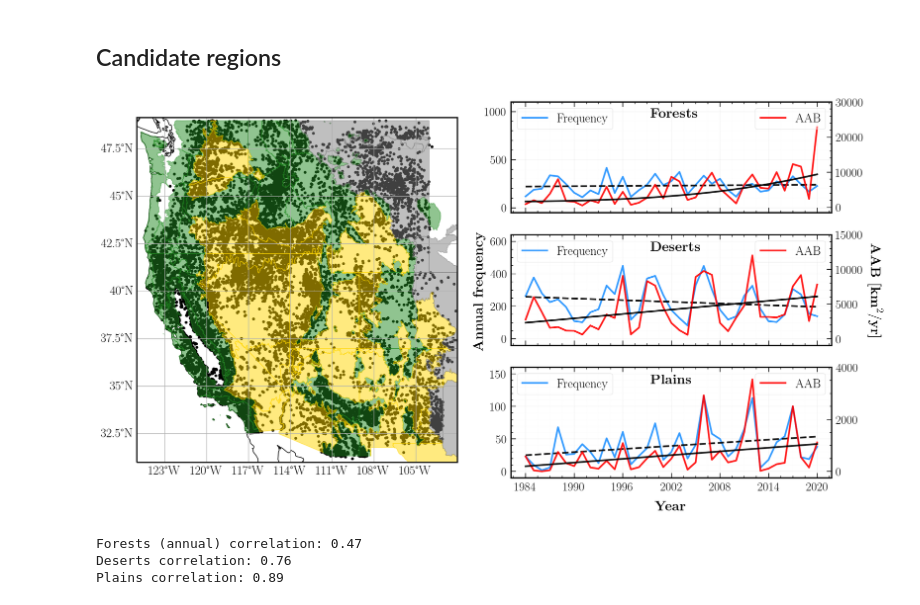
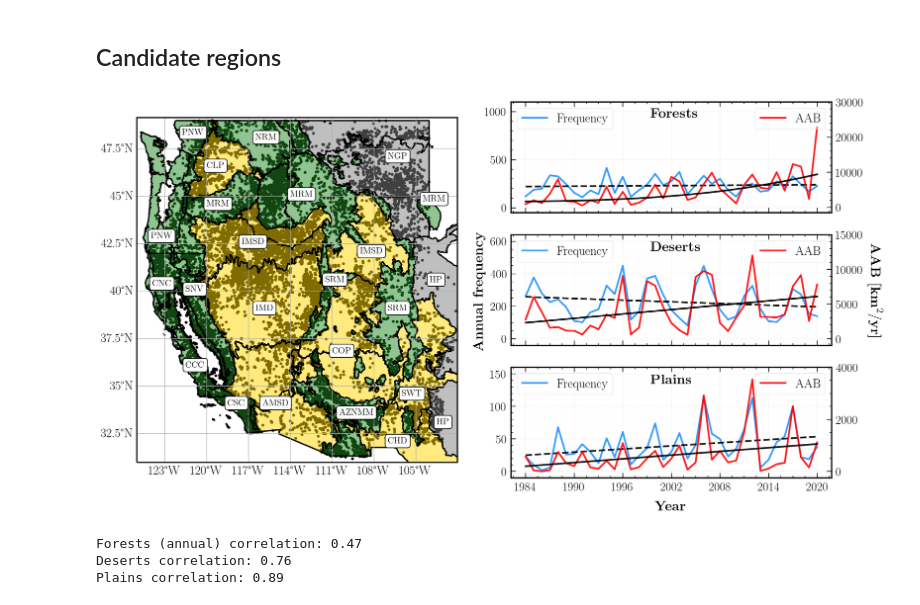
Before and after one commit to jtbuch/smlfire1.0, a Jupyter notebook: scripts/prelim_data_processing_and_analysis.ipynb, the cells around one changed output. Saved outputs shown, nothing was run; the diff lists cells and outputs as text; code cells hidden in the pictures.

Commit message:
final plots for reviewer

```diff
--- a/scripts/prelim_data_processing_and_analysis.ipynb
+++ b/scripts/prelim_data_processing_and_analysis.ipynb
@@ -89,0 +104,20 @@ grouped= wildfire_df.groupby(['reg_indx'])
+# %%
+clim_fire_freq_df= clim_fire_freq_df.dropna().reset_index().drop(columns=['index'])
+
+rb_frac= 7/3 #fraction of no fires to fires
+df1= clim_fire_freq_df[clim_fire_freq_df['fire_freq']==1] #[fire_freq_train_df.reg_indx.isin([1, 2, 3, 4, 5])]
+n2= rb_frac*len(df1)
+df2= clim_fire_freq_df[clim_fire_freq_df['fire_freq']==0]
+dftemp= df2.copy(deep= True)
+df2= df2.sample(n= int(n2), random_state= 99)
+df_r= pd.concat([df1, df2], sort= False)
+# %%
+var_arr= ['VPD', 'FFWI_max3', 'FM1000']
+fire_size_2020_lg= fire_size_tot[fire_size_tot.fire_month.isin(np.arange(432, 444, 1, dtype= int))][fire_size_tot.fire_size/1e6 > 100]
+fire_size_rest_lg= fire_size_tot[fire_size_tot.fire_size/1e6 > 100].drop(fire_size_2020_lg.index)
+
+fire_size_lg= fire_size_tot[fire_size_tot.fire_size/1e6 > 100]
+fire_size_all= fire_size_tot.drop(fire_size_lg.index)
+
+fire_size_2020_pnw= fire_size_tot.groupby('reg_indx').get_group(5)[fire_size_tot.fire_month.isin(np.arange(432, 444, 1, dtype= int))][fire_size_tot.fire_size/1e6 > 100]
+fire_size_rest_pnw= fire_size_tot.groupby('reg_indx').get_group(5).drop(fire_size_2020_pnw.index)[fire_size_tot.fire_size/1e6 > 100]
@@ -357,7 +563,7 @@ def trend_line_func(X, y, deg):
 extent = [-125, -102, 31, 49]
 central_lon = np.mean(extent[:2])
 central_lat = np.mean(extent[2:])
-colors= np.random.rand(14)
+#colors= np.random.rand(14)
 
 fig= plt.figure(figsize=(18, 10))
 fig.text(0.5, 0.5, r'{\bf Annual frequency}', va='center', rotation='vertical', fontsize= 20);
@@ -367,13 +573,42 @@ gs = fig.add_gridspec(3, 4)
 
 ax= fig.add_subplot(gs[0:3, 0:2], projection=ccrs.PlateCarree())
 ax.set_extent(extent);
-ax.add_feature(cfeature.LAND, edgecolor='black', facecolor= 'white');
+#ax.add_feature(cfeature.LAND, edgecolor='black', facecolor= 'white');
 #ax.add_feature(cfeature.LAKES, edgecolor='black', facecolor= cfeature.COLORS['water']);
-ax.add_geometries(forest_area_gdf.geometry, crs= ccrs.PlateCarree(), color= 'forestgreen', alpha= 0.5, zorder= 1)
-ax.add_geometries(desert_area_gdf.geometry, crs= ccrs.PlateCarree(), color= 'gold', alpha= 0.5, zorder= 1)
-ax.add_geometries(plains_area_gdf.geometry, crs= ccrs.PlateCarree(), color= 'gray', alpha= 0.5, zorder= 1)
+ax.add_geometries(forest_area_gdf.geometry, crs= ccrs.PlateCarree(), facecolor= colors.to_rgba('forestgreen', alpha= 0.5), \
+                                                                          edgecolor= colors.to_rgba('black', alpha= 1.0), lw= 2, zorder= 1)
+ax.add_geometries(desert_area_gdf.geometry, crs= ccrs.PlateCarree(), facecolor= colors.to_rgba('gold', alpha= 0.5), \
+                                                                          edgecolor= colors.to_rgba('black', alpha= 1.0), lw= 2, zorder= 1)
+ax.add_geometries(plains_area_gdf.geometry, crs= ccrs.PlateCarree(), facecolor= colors.to_rgba('gray', alpha= 0.5), \
+                                                                          edgecolor= colors.to_rgba('black', alpha= 1.0), lw= 2, zorder= 1)
 ax.scatter(wildfire_df['final_lon'], wildfire_df['final_lat'], c= 'black', s= 10, transform=ccrs.PlateCarree())
 ax.tick_params(labeltop=False, top=False, labelright=False, right=True, which='both', labelsize= 30);
+props = dict(boxstyle='round', facecolor='white', alpha=1.0)
+fs= 13
+ax.text(-121.5, 40, "SNV", transform = ccrs.PlateCarree(), fontsize= fs, bbox= props)
+ax.text(-123.9, 40.3, "CNC", transform = ccrs.PlateCarree(), fontsize= fs, bbox= props)
+ax.text(-121.5, 36, "CCC", transform = ccrs.PlateCarree(), fontsize= fs, bbox= props)
+ax.text(-118.5, 34, "CSC", transform = ccrs.PlateCarree(), fontsize= fs, bbox= props)
+ax.text(-124, 42.8, "PNW", transform = ccrs.PlateCarree(), fontsize= fs, bbox= props)
+ax.text(-121.75, 48.25, "PNW", transform = ccrs.PlateCarree(), fontsize= fs, bbox= props)
+ax.text(-120, 46.5, "CLP", transform = ccrs.PlateCarree(), fontsize= fs, bbox= props)
+ax.text(-116.5, 48, "NRM", transform = ccrs.PlateCarree(), fontsize= fs, bbox= props)
+ax.text(-114, 45, "MRM", transform = ccrs.PlateCarree(), fontsize= fs, bbox= props)
+ax.text(-120, 44.5, "MRM", transform = ccrs.PlateCarree(), fontsize= fs, bbox= props)
+ax.text(-104.5, 44.75, "MRM", transform = ccrs.PlateCarree(), fontsize= fs, bbox= props)
+ax.text(-107, 39, "SRM", transform = ccrs.PlateCarree(), fontsize= fs, bbox= props)
+ax.text(-111.5, 40.5, "SRM", transform = ccrs.PlateCarree(), fontsize= fs, bbox= props)
+ax.text(-110.5, 33.5, "AZNMM", transform = ccrs.PlateCarree(), fontsize= fs, bbox= props)
+ax.text(-117.5, 42.5, "IMSD", transform = ccrs.PlateCarree(), fontsize= fs, bbox= props)
+ax.text(-109, 42, "IMSD", transform = ccrs.PlateCarree(), fontsize= fs, bbox= props)
+ax.text(-116.5, 39, "IMD", transform = ccrs.PlateCarree(), fontsize= fs, bbox= props)
+ax.text(-116, 34, "AMSD", transform = ccrs.PlateCarree(), fontsize= fs, bbox= props)
+ax.text(-107, 32, "CHD", transform = ccrs.PlateCarree(), fontsize= fs, bbox= props)
+ax.text(-111, 36.75, "COP", transform = ccrs.PlateCarree(), fontsize= fs, bbox= props)
+ax.text(-106, 34.5, "SWT", transform = ccrs.PlateCarree(), fontsize= fs, bbox= props)
+ax.text(-107, 47, "NGP", transform = ccrs.PlateCarree(), fontsize= fs, bbox= props)
+ax.text(-104, 40.5, "HP", transform = ccrs.PlateCarree(), fontsize= fs, bbox= props)
+ax.text(-103.5, 33, "HP", transform = ccrs.PlateCarree(), fontsize= fs, bbox= props)
 
 gl= ax.gridlines(draw_labels=True);
 gl.xlabel_style = {'size': 18, 'color': 'black'}
@@ -416,34 +651,34 @@ ax2.plot(yr_arr[:-1], desert_ann_freq_all, color= 'dodgerblue', label= 'Frequenc
 ax2.plot(yr_arr[:-1], desert_freq_trend, color= 'black', linestyle= 'dashed')
 ax2.set_ylim(-40, 640)
 ax2_alt.set_ylim(-900, 15000);
 ax2.set_xticks((year_arr - 1984)*12);
 ax2.set_xticklabels([])
 ax2.grid(b=True, which='major', color='black', alpha=0.05, linestyle='-');
 ax2.grid(b=True, which='minor', color='black', alpha=0.01, linestyle='-');
 ax2.text(185, 540, r"{\bf Deserts}", fontsize= 20);
 ax2_alt.legend(loc='upper right', frameon= True, fontsize= 18);
 ax2.legend(loc='upper left', frameon= True, fontsize= 18);
 
 plains_size_trend, plains_ann_trend= trend_line_func(yr_arr[:-1], plains_ann_size_all, deg= 1)
 plains_freq_trend, _= trend_line_func(yr_arr[:-1], plains_ann_freq_all, deg= 1)
 ax3= fig.add_subplot(gs[2:3, 2:])
 ax3_alt= ax3.twinx()
 ax3_alt.plot(yr_arr[:-1], plains_ann_size_all, color= 'red', label= 'AAB')
 ax3_alt.plot(yr_arr[:-1], plains_size_trend, color= 'black')
 ax3.plot(yr_arr[:-1], plains_ann_freq_all, color= 'dodgerblue', label= 'Frequency');
 ax3.plot(yr_arr[:-1], plains_freq_trend, color= 'black', linestyle= 'dashed')
 ax3.set_xticks((year_arr - 1984)*12);
 ax3.set_xticklabels(year_arr)
 ax3.set_ylim(-10, 160);
 ax3_alt.set_ylim(-250, 4000);
 ax3.grid(b=True, which='major', color='black', alpha=0.05, linestyle='-');
 ax3.grid(b=True, which='minor', color='black', alpha=0.01, linestyle='-');
 ax3.text(185, 135, r"{\bf Plains}", fontsize= 20);
 ax3_alt.legend(loc='upper right', frameon= True, fontsize= 18);
 ax3.legend(loc='upper left', frameon= True, fontsize= 18);
 #plt.savefig('../paper_plots/intro_plot.png', bbox_inches='tight', dpi= 200);
 # %% [output]
-[figure, old version]
+[figure, new version]
 # %%
 print("Forests (annual) correlation: %.2f"%stats.pearsonr(forest_ann_freq_all, forest_ann_size_all)[0])
 print("Deserts correlation: %.2f"%stats.pearsonr(desert_ann_freq_all, desert_ann_size_all)[0])
```
Also changed, not shown: parts of 19 cells of this notebook, 2 other files.
